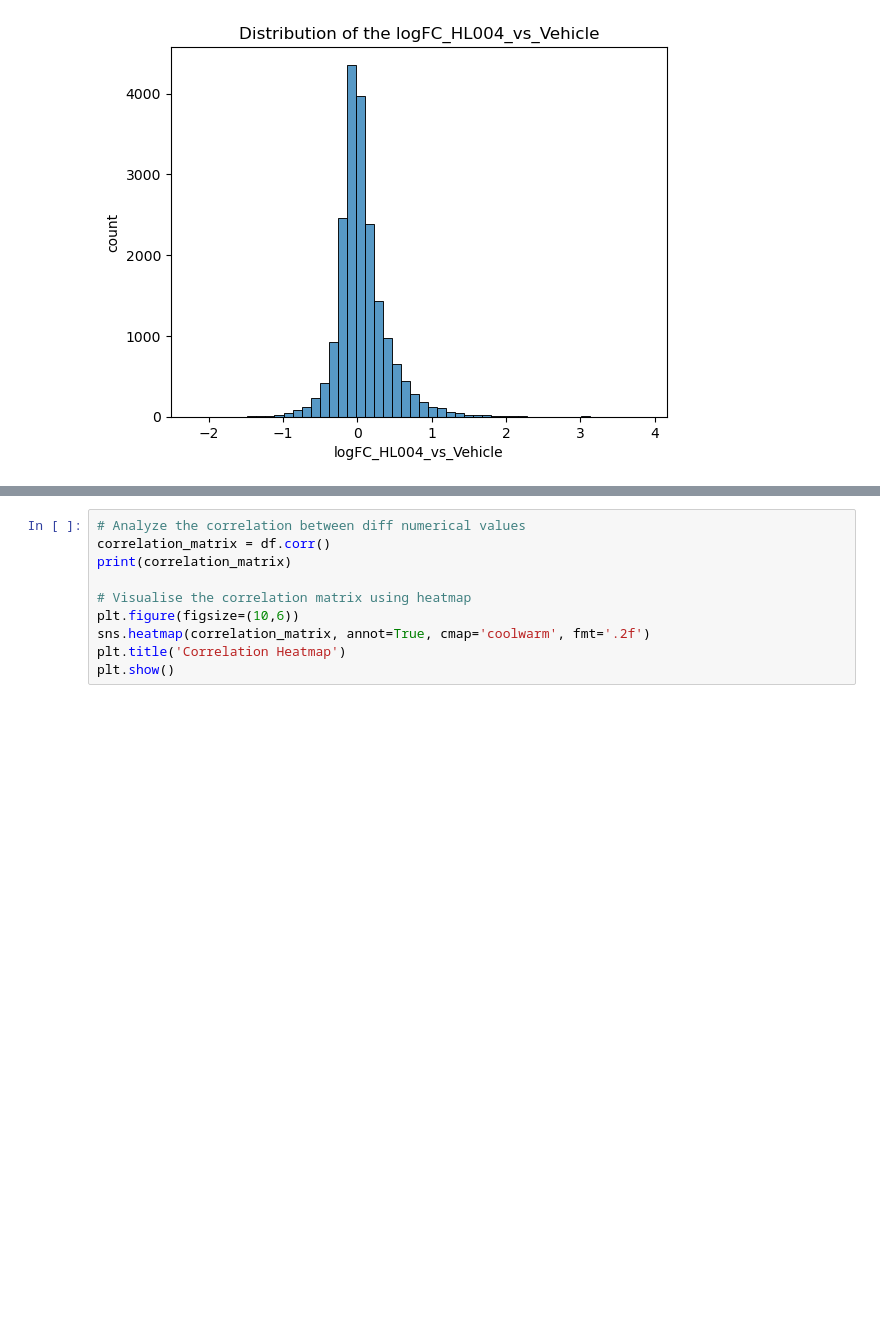
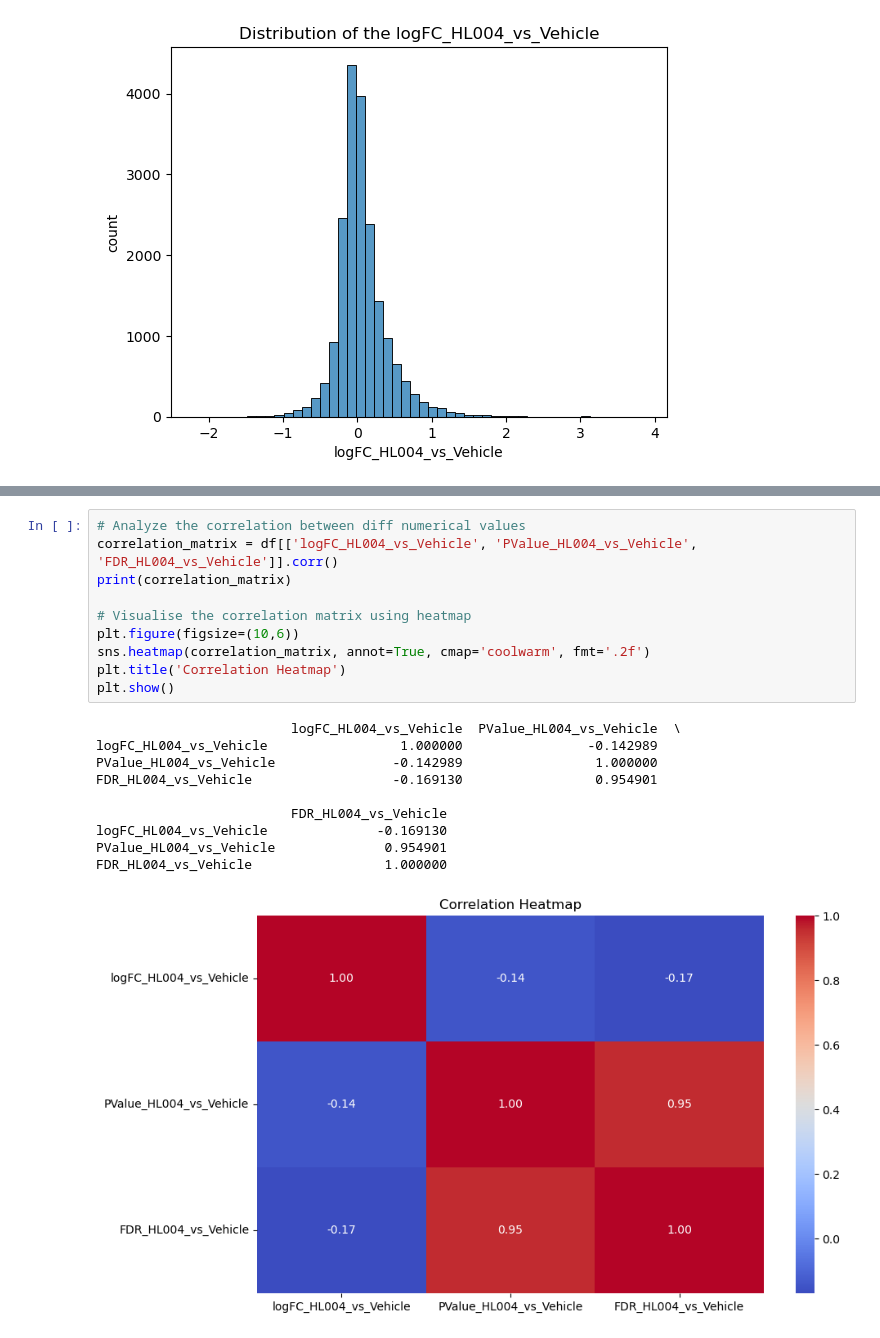
Before and after one commit to ucla-neurology/axon-regeneration-classifier, a Jupyter notebook: data_exploration.ipynb, the cells around one changed output, grey strips where cells are left out. Saved outputs shown, nothing was run; the diff lists cells and outputs as text; blank space fills up the shorter version.

```diff
--- a/data_exploration.ipynb
+++ b/data_exploration.ipynb
@@ -106,10 +116,21 @@ print(f"Number of genes where FDR_HL004_vs_Vehicle < 0.05: {FDR_significant_coun
 # %%
 # Analyze the correlation between diff numerical values
-correlation_matrix = df.corr()
+correlation_matrix = df[['logFC_HL004_vs_Vehicle', 'PValue_HL004_vs_Vehicle', 'FDR_HL004_vs_Vehicle']].corr()
 print(correlation_matrix)
 
 # Visualise the correlation matrix using heatmap
 plt.figure(figsize=(10,6))
 sns.heatmap(correlation_matrix, annot=True, cmap='coolwarm', fmt='.2f')
 plt.title('Correlation Heatmap')
 plt.show()
+# %% [output]
+                         logFC_HL004_vs_Vehicle  PValue_HL004_vs_Vehicle  \
+logFC_HL004_vs_Vehicle                 1.000000                -0.142989
+PValue_HL004_vs_Vehicle               -0.142989                 1.000000
+FDR_HL004_vs_Vehicle                  -0.169130                 0.954901
+
+                         FDR_HL004_vs_Vehicle
+logFC_HL004_vs_Vehicle              -0.169130
+PValue_HL004_vs_Vehicle              0.954901
+FDR_HL004_vs_Vehicle                 1.000000
+[figure, added]
```
Also changed, not shown: parts of 4 cells of this notebook.
